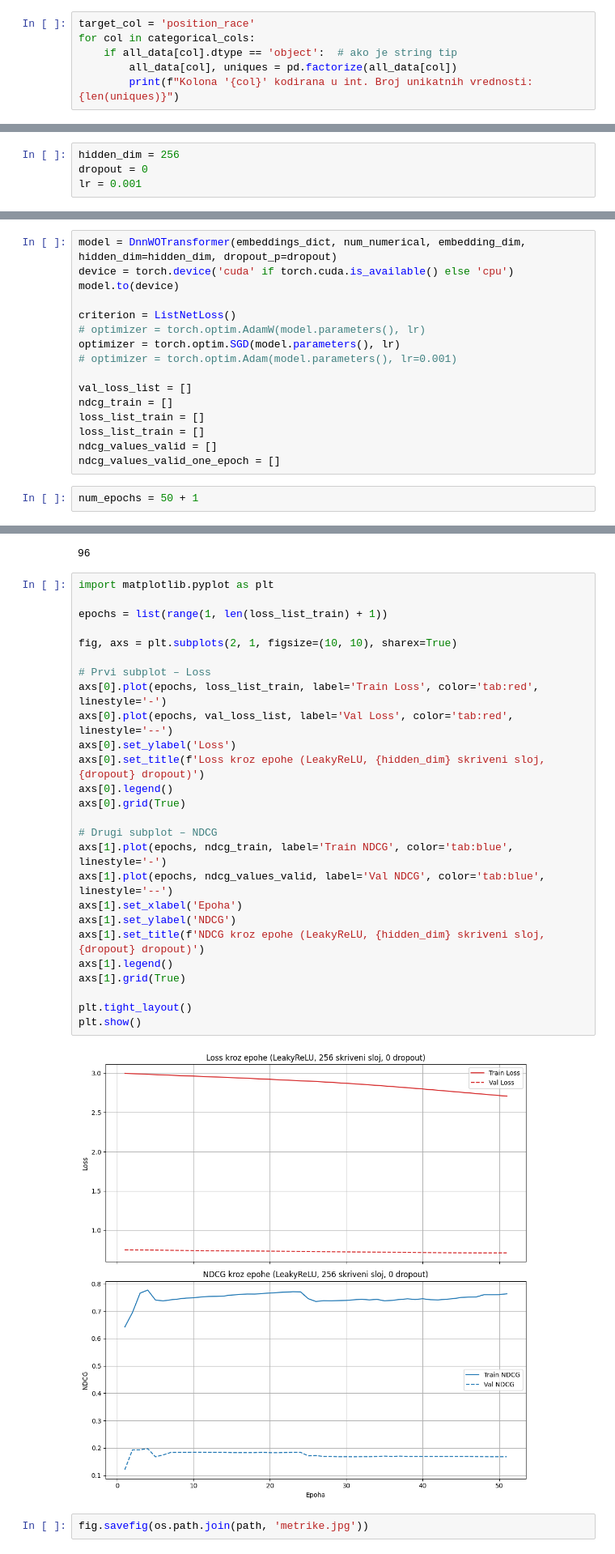
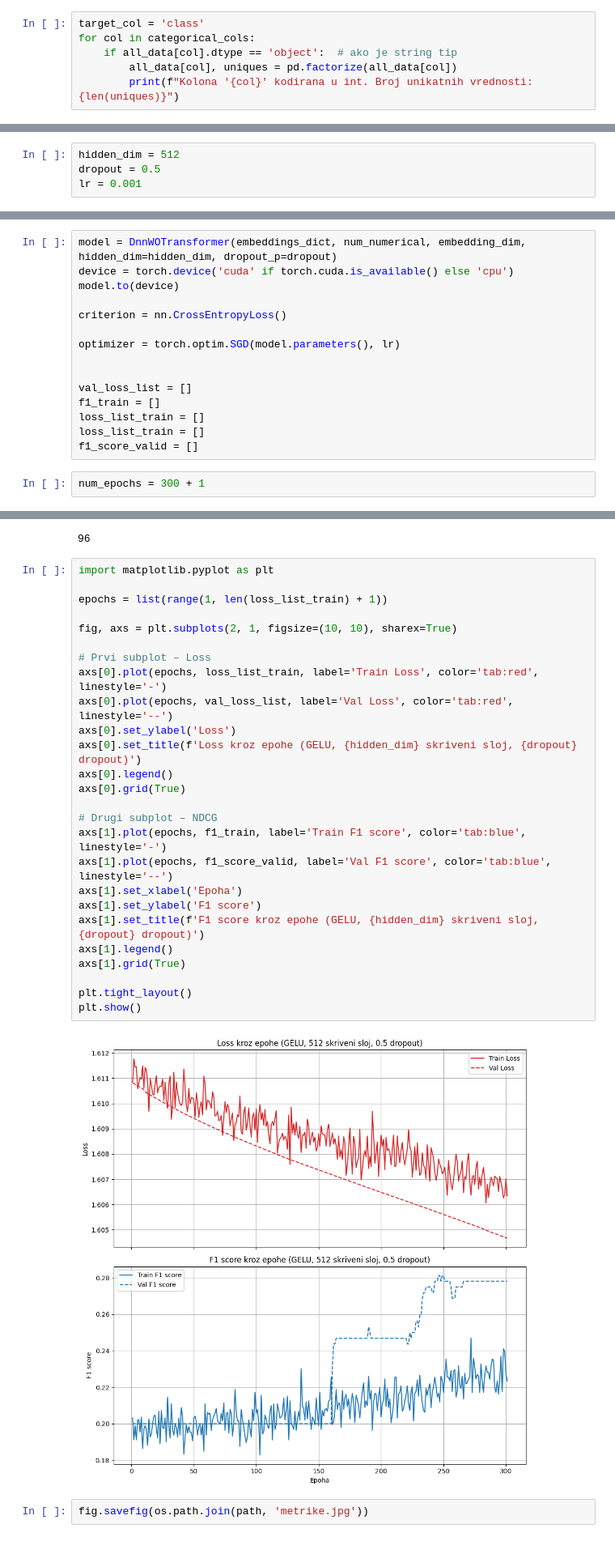
Before and after one commit to darijaaaa/Formula1, a Jupyter notebook: DNN1.ipynb, the cells around one changed output, grey strips where cells are left out. Shown at 81% size. Drawn from its saved outputs; the diff is of its cells as text.

```diff
--- a/DNN1.ipynb
+++ b/DNN1.ipynb
@@ -51,5 +66,5 @@ numerical_cols = ['avg_gained_lost_last5',
 # %%
-target_col = 'position_race'
+target_col = 'class'
 for col in categorical_cols:
     if all_data[col].dtype == 'object':  # ako je string tip
         all_data[col], uniques = pd.factorize(all_data[col])
@@ -75,8 +90,8 @@ embeddings_dict = {
     for col in categorical_cols
 }
 # %%
-hidden_dim = 256
-dropout = 0
+hidden_dim = 512
+dropout = 0.5
 lr = 0.001
 # %%
 class ListNetLoss(nn.Module):
@@ -218,17 +233,16 @@ model = DnnWOTransformer(embeddings_dict, num_numerical, embedding_dim, hidden_d
 device = torch.device('cuda' if torch.cuda.is_available() else 'cpu')
 model.to(device)
 
-criterion = ListNetLoss()
-# optimizer = torch.optim.AdamW(model.parameters(), lr)
+criterion = nn.CrossEntropyLoss()
+
 optimizer = torch.optim.SGD(model.parameters(), lr)
-# optimizer = torch.optim.Adam(model.parameters(), lr=0.001)
+
 
 val_loss_list = []
-ndcg_train = []
+f1_train = []
 loss_list_train = []
 loss_list_train = []
-ndcg_values_valid = []
-ndcg_values_valid_one_epoch = []
+f1_score_valid = []
 # %%
-num_epochs = 50 + 1
+num_epochs = 300 + 1
 # %%
@@ -344,31 +410,31 @@ len(dataset_train)
 # %%
 import matplotlib.pyplot as plt
 
 epochs = list(range(1, len(loss_list_train) + 1))
 
 fig, axs = plt.subplots(2, 1, figsize=(10, 10), sharex=True)
 
 # Prvi subplot – Loss
 axs[0].plot(epochs, loss_list_train, label='Train Loss', color='tab:red', linestyle='-')
 axs[0].plot(epochs, val_loss_list, label='Val Loss', color='tab:red', linestyle='--')
 axs[0].set_ylabel('Loss')
-axs[0].set_title(f'Loss kroz epohe (LeakyReLU, {hidden_dim} skriveni sloj, {dropout} dropout)')
+axs[0].set_title(f'Loss kroz epohe (GELU, {hidden_dim} skriveni sloj, {dropout} dropout)')
 axs[0].legend()
 axs[0].grid(True)
 
 # Drugi subplot – NDCG
-axs[1].plot(epochs, ndcg_train, label='Train NDCG', color='tab:blue', linestyle='-')
-axs[1].plot(epochs, ndcg_values_valid, label='Val NDCG', color='tab:blue', linestyle='--')
+axs[1].plot(epochs, f1_train, label='Train F1 score', color='tab:blue', linestyle='-')
+axs[1].plot(epochs, f1_score_valid, label='Val F1 score', color='tab:blue', linestyle='--')
 axs[1].set_xlabel('Epoha')
-axs[1].set_ylabel('NDCG')
-axs[1].set_title(f'NDCG kroz epohe (LeakyReLU, {hidden_dim} skriveni sloj, {dropout} dropout)')
+axs[1].set_ylabel('F1 score')
+axs[1].set_title(f'F1 score kroz epohe (GELU, {hidden_dim} skriveni sloj, {dropout} dropout)')
 axs[1].legend()
 axs[1].grid(True)
 
 plt.tight_layout()
 plt.show()
 # %% [output]
-[figure, old version]
+[figure, new version]
 # %%
 fig.savefig(os.path.join(path, 'metrike.jpg'))
 # %%
```
Also changed, not shown: parts of 9 cells of this notebook, 1 other file.
